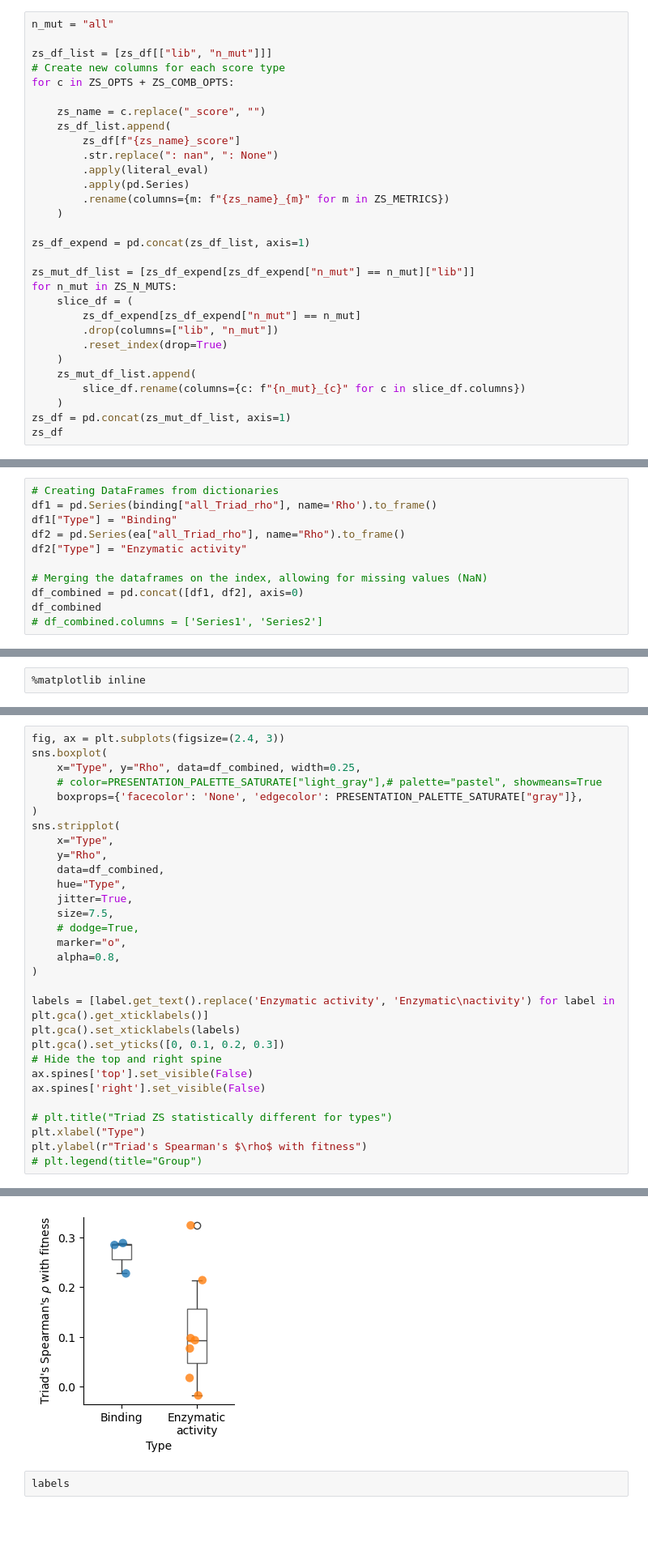
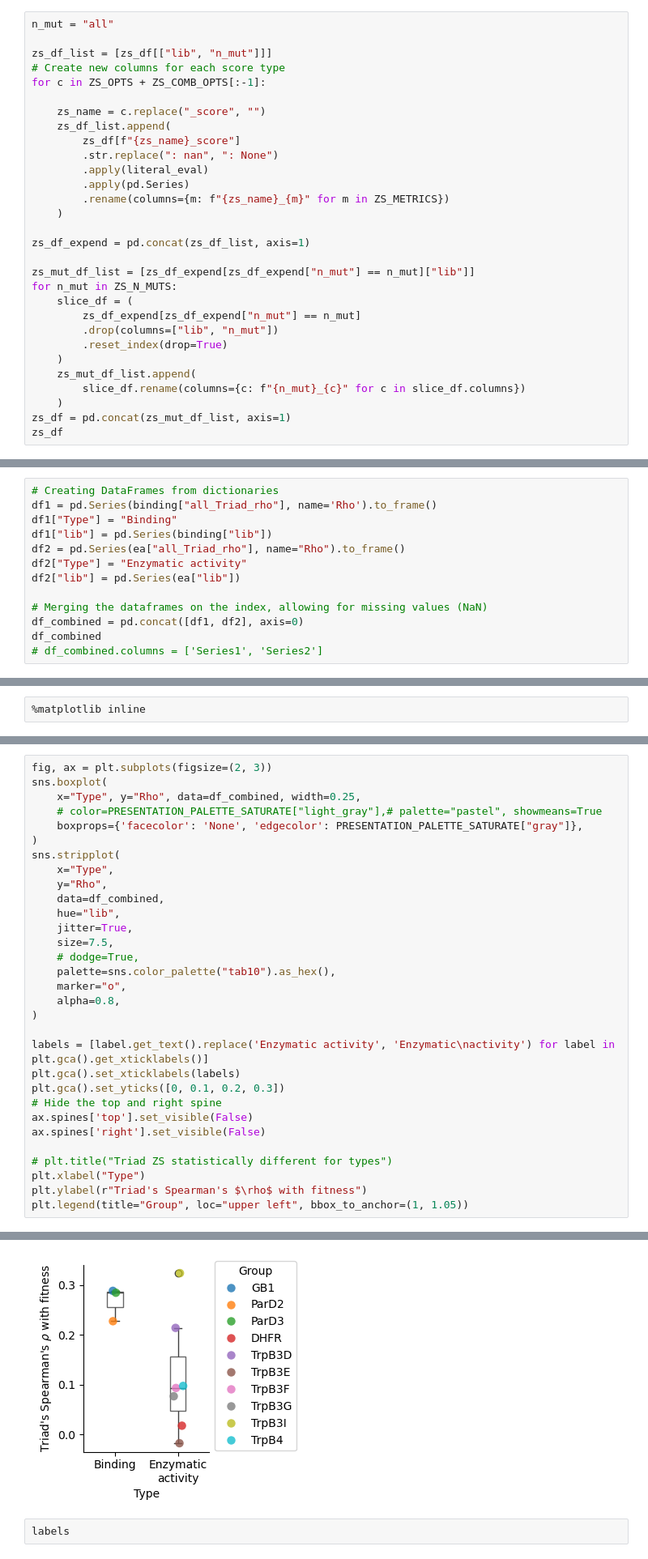
Before and after one commit to fhalab/SSMuLA, a Jupyter notebook: sandbox/zs_corr_simper.ipynb, the cells around one changed output, grey strips where cells are left out. Shown: that part at 81% size. Saved outputs shown, nothing was run; the diff lists cells and outputs as text; blank space fills up the shorter version.

```diff
--- a/sandbox/zs_corr_simper.ipynb
+++ b/sandbox/zs_corr_simper.ipynb
@@ -154,7 +165,7 @@ n_mut = "all"
 
 zs_df_list = [zs_df[["lib", "n_mut"]]]
 # Create new columns for each score type
-for c in ZS_OPTS + ZS_COMB_OPTS:
+for c in ZS_OPTS + ZS_COMB_OPTS[:-1]:
 
     zs_name = c.replace("_score", "")
     zs_df_list.append(
@@ -266,8 +441,10 @@ Name: all_Triad_rho, dtype: float64
 # Creating DataFrames from dictionaries
 df1 = pd.Series(binding["all_Triad_rho"], name='Rho').to_frame()
 df1["Type"] = "Binding"
+df1["lib"] = pd.Series(binding["lib"])
 df2 = pd.Series(ea["all_Triad_rho"], name="Rho").to_frame()
 df2["Type"] = "Enzymatic activity"
+df2["lib"] = pd.Series(ea["lib"])
 
 # Merging the dataframes on the index, allowing for missing values (NaN)
 df_combined = pd.concat([df1, df2], axis=0)
@@ -367,7 +526,7 @@ plt.show()
 # %% [output]
 [figure]
 # %%
-fig, ax = plt.subplots(figsize=(2.4, 3))
+fig, ax = plt.subplots(figsize=(2, 3))
 sns.boxplot(
     x="Type", y="Rho", data=df_combined, width=0.25,
     # color=PRESENTATION_PALETTE_SATURATE["light_gray"],# palette="pastel", showmeans=True
@@ -377,10 +536,11 @@ sns.stripplot(
     x="Type",
     y="Rho",
     data=df_combined,
-    hue="Type",
+    hue="lib",
     jitter=True,
     size=7.5,
     # dodge=True,
+    palette=sns.color_palette("tab10").as_hex(),
     marker="o",
     alpha=0.8,
 )
@@ -395,5 +555,5 @@ ax.spines['right'].set_visible(False)
 # plt.title("Triad ZS statistically different for types")
 plt.xlabel("Type")
 plt.ylabel(r"Triad's Spearman's $\rho$ with fitness")
-# plt.legend(title="Group")
+plt.legend(title="Group", loc="upper left", bbox_to_anchor=(1, 1.05))
 # %% [output]
@@ -401,4 +561,4 @@ Text(0, 0.5, "Triad's Spearman's $\\rho$ with fitness")
-[figure, old version]
+[figure, new version]
 # %%
 labels
 # %% [output]
```
Also changed, not shown: parts of 32 cells of this notebook, 9 other files.
